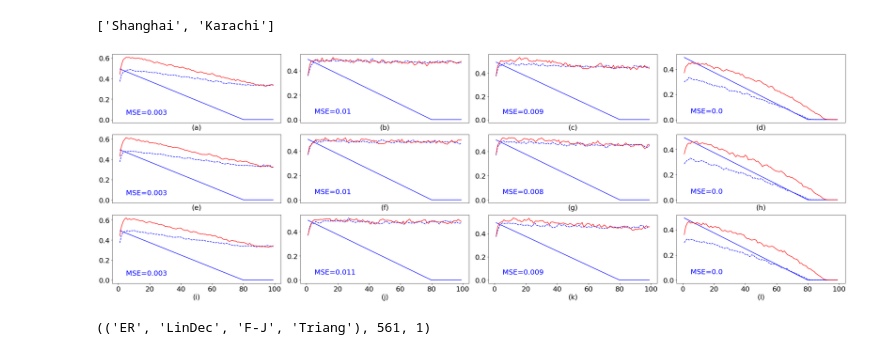
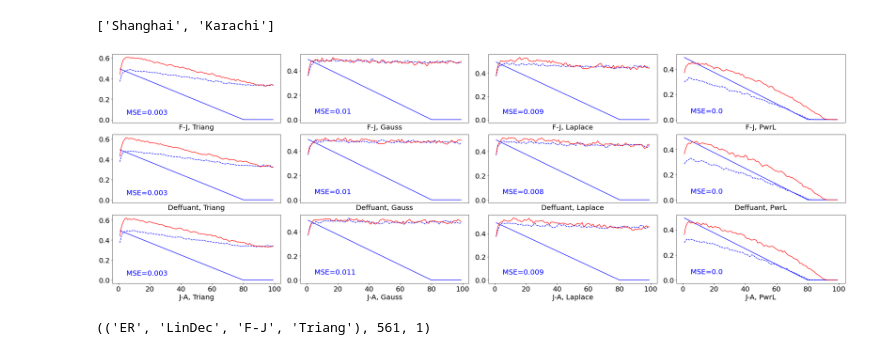
Before and after one commit to Yperidis/ThreatPerception, a Jupyter notebook: Graph_production.ipynb, the cells around one changed output. Cells and saved outputs as stored; diff of their text form; code cells hidden in the pictures.

```diff
--- a/Graph_production.ipynb
+++ b/Graph_production.ipynb
@@ -74,7 +75,7 @@ for run in Runs:
 
         AgDangers, AgEstimates, AgInfluences, CellDangers = {}, {}, {}, {}
         for time in Runtime:
-            fn.SpatialDangerProgression(AG, time, Tnull, progression='LinDec')  # we assume only linear decay for TD for now
+            fn.SpatialDangerProgression(AG, time, Tnull, progression='LinDec', T=T, k=1.5, tau=5, N=CitiesScaledPops.sum())  # we assume only linear decay for TD for now
 
             if param[2] == 'F-J':  # influence model block
                 fn.Influence(AG, DistMat, Model='F-J')
@@ -331,7 +332,10 @@ for cell in Cells:
         elif cell == Cells[1]:
             Cell2.append( name )
 # %%
-SubRefs = ['(a)', '(b)', '(c)', '(d)', '(e)', '(f)', '(g)', '(h)', '(i)', '(j)', '(k)', '(l)']
+# SubRefs = ['(a)', '(b)', '(c)', '(d)', '(e)', '(f)', '(g)', '(h)', '(i)', '(j)', '(k)', '(l)']
+SubRefs = ['F-J, Triang', 'F-J, Gauss', 'F-J, Laplace', 'F-J, PwrL',
+          'Deffuant, Triang', 'Deffuant, Gauss', 'Deffuant, Laplace', 'Deffuant, PwrL',
+          'J-A, Triang', 'J-A, Gauss', 'J-A, Laplace', 'J-A, PwrL']
 plt.figure(figsize=(30,10))
 
 i, j = 1, 13  # subplot offsets
@@ -343,35 +347,35 @@ for Cell1Name,Cell2Name,subref in zip(Cell1,Cell2, SubRefs):
     plt.subplot(3,4,i)
     plt.plot(Runtime, CellDanger['Shanghai'], 'b', Runtime, FinDanger[Cell1Name], 'b--')
     plt.plot(Runtime, FinDanger[Cell2Name], 'r')
     plt.text(5, 0.05, 'MSE=' + str(temp), color='b', fontsize=20)
     plt.tick_params(axis='y', labelsize=20)#, labelcolor='b')
     plt.xlabel(subref, size=20)
     # plt.ylabel(r'$TD_{i}$', size=18, color='blue')
     if i > 8:
         plt.xticks(fontsize=20)
     else:
         plt.xticks([])
     # plt.legend([r'NTD$_i$'], fontsize= 12)
     # plt.twinx()
     # plt.plot(Runtime, FinDanger[('ER','LinDec','F-J','Triang'),'Karachi',WhichCells[0]], 'r')
     # plt.tick_params(axis='y', labelsize=18, labelcolor='red')
     # plt.ylabel(r'$\langle PD_{i} \rangle$', size=18, rotation=90, color='red')
 
 #     plt.subplot(6,4,j)
 #     plt.plot(Runtime, Diffs[Cell1Name], 'b')
 #     plt.tick_params(axis='y', labelsize=18)
 #     plt.xlabel('(b)', size=18)
 #     # plt.ylabel(r'$TD_{i}$', size=18, color='blue')
 #     plt.xticks(fontsize=18)
 
     i += 1
 #     j += 1
 
 plt.tight_layout()
 
-# plt.savefig('Shanghai_Evols.png')
+# plt.savefig('Shanghai_Evols.pdf')
 # %% [output]
-[figure, old version]
+[figure, new version]
 # %%
 cell = np.array( list( nx.get_node_attributes(AG,'orig').values() ) )
 CellIDs = np.where( cell == 'Shanghai' )[0]  # the IDs of the cell in question
```
Also changed, not shown: parts of 3 cells of this notebook, 2 other files.
